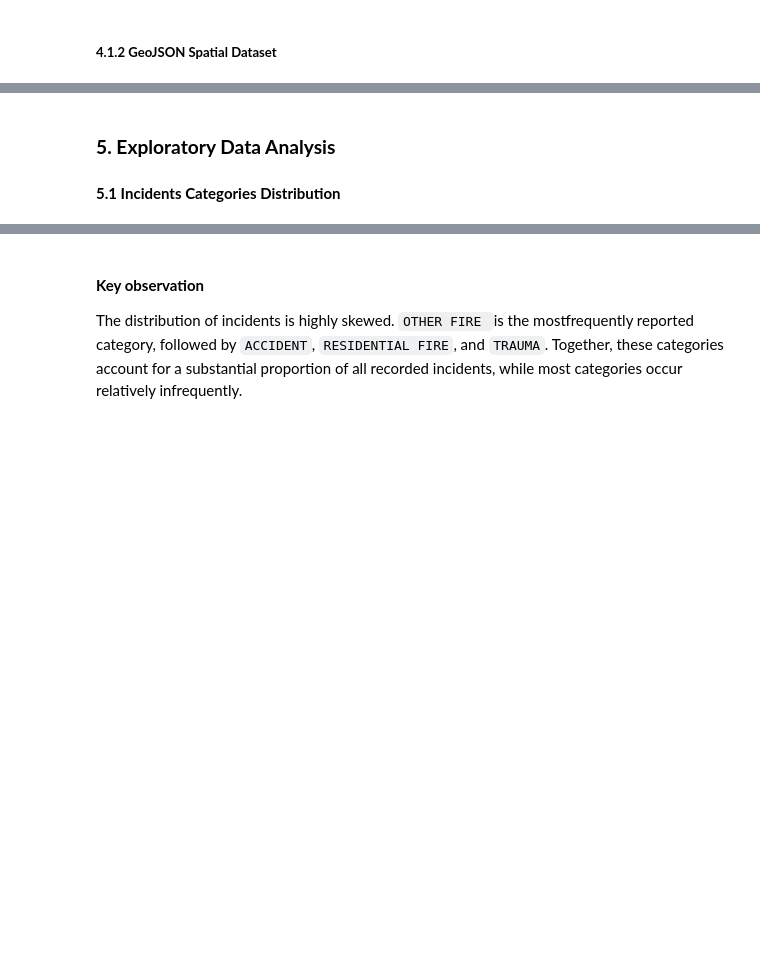
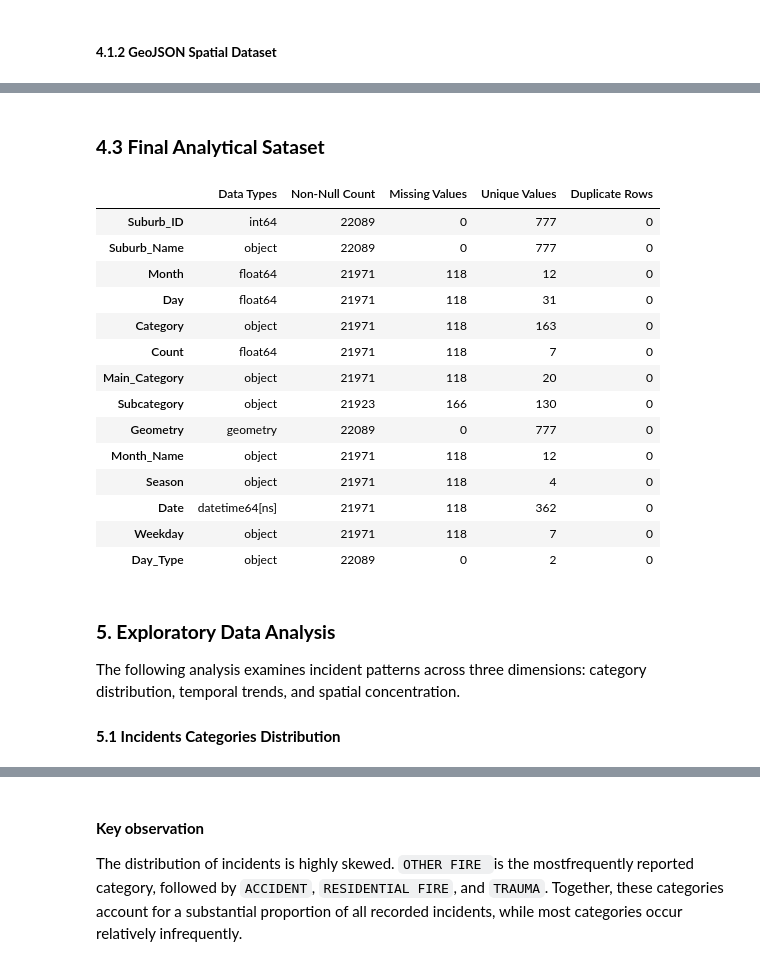
Before and after one commit to Hlami0528/data-sciences-portfolio, a Jupyter notebook: Exploratory-Data-Analysis/Project_02_Cape_Town_Incidents_EDA/cape_town_incidents_EDA.ipynb, the cells around one changed output, grey strips where cells are left out. Cells and saved outputs as stored; diff of their text form; code cells hidden in the pictures; blank space fills up the shorter version.

```diff
--- a/Exploratory-Data-Analysis/Project_02_Cape_Town_Incidents_EDA/cape_town_incidents_EDA.ipynb
+++ b/Exploratory-Data-Analysis/Project_02_Cape_Town_Incidents_EDA/cape_town_incidents_EDA.ipynb
@@ -80,11 +80,11 @@ palette_less10= "#D9D9D9"
 # %%
 
 # incidents dataset
-data_cpt =pd.read_csv("data_cpt.csv")
+data_cpt =pd.read_csv("data/data_cpt.csv")
 # lookup suburb dataset
-data_suburb = pd.read_csv("lookup.csv")
+data_suburb = pd.read_csv("data/lookup.csv")
 # geojson map dataset
-data_geojson =gpd.read_file("CapeTownMap.geojson")
+data_geojson =gpd.read_file("data/CapeTownMap.geojson")
 # %% [markdown]
 ### **2. Dataset Overview**
 
@@ -517,5 +563,38 @@ dtype: int64
+# %% [markdown]
+### **4.3 Final Analytical Sataset**
+# %%
+def audit(df):
+    return pd.DataFrame({
+        'Data Types' : df.dtypes,
+        "Non-Null Count": df.count(), # listed as an object
+        'Missing Values' : df.isnull().sum(),
+        'Unique Values' : df.nunique(),
+        'Duplicate Rows': df.duplicated().sum()
+    })
+
+# convert Count column to numeric
+df_clean["Count"] = pd.to_numeric(df_clean["Count"])
+
+audit(df_final)
+# %% [output]
+|  | Data Types | Non-Null Count | Missing Values | Unique Values | Duplicate Rows |
+| Suburb_ID | int64 | 22089 | 0 | 777 | 0 |
+| Suburb_Name | object | 22089 | 0 | 777 | 0 |
+| Month | float64 | 21971 | 118 | 12 | 0 |
+| Day | float64 | 21971 | 118 | 31 | 0 |
+| Category | object | 21971 | 118 | 163 | 0 |
+| Count | float64 | 21971 | 118 | 7 | 0 |
+| Main_Category | object | 21971 | 118 | 20 | 0 |
+| Subcategory | object | 21923 | 166 | 130 | 0 |
+| Geometry | geometry | 22089 | 0 | 777 | 0 |
+| Month_Name | object | 21971 | 118 | 12 | 0 |
+| Season | object | 21971 | 118 | 4 | 0 |
+| Date | datetime64[ns] | 21971 | 118 | 362 | 0 |
+| Weekday | object | 21971 | 118 | 7 | 0 |
+| Day_Type | object | 22089 | 0 | 2 | 0 |
 # %% [markdown]
 ### **5. Exploratory Data Analysis**
+The following analysis examines incident patterns across three dimensions: category distribution, temporal trends, and spatial concentration.
 #### **5.1 Incidents Categories Distribution**
 # %%
 # group records by Main_Category
```
Also changed, not shown: parts of 21 cells of this notebook, 15 other files.
